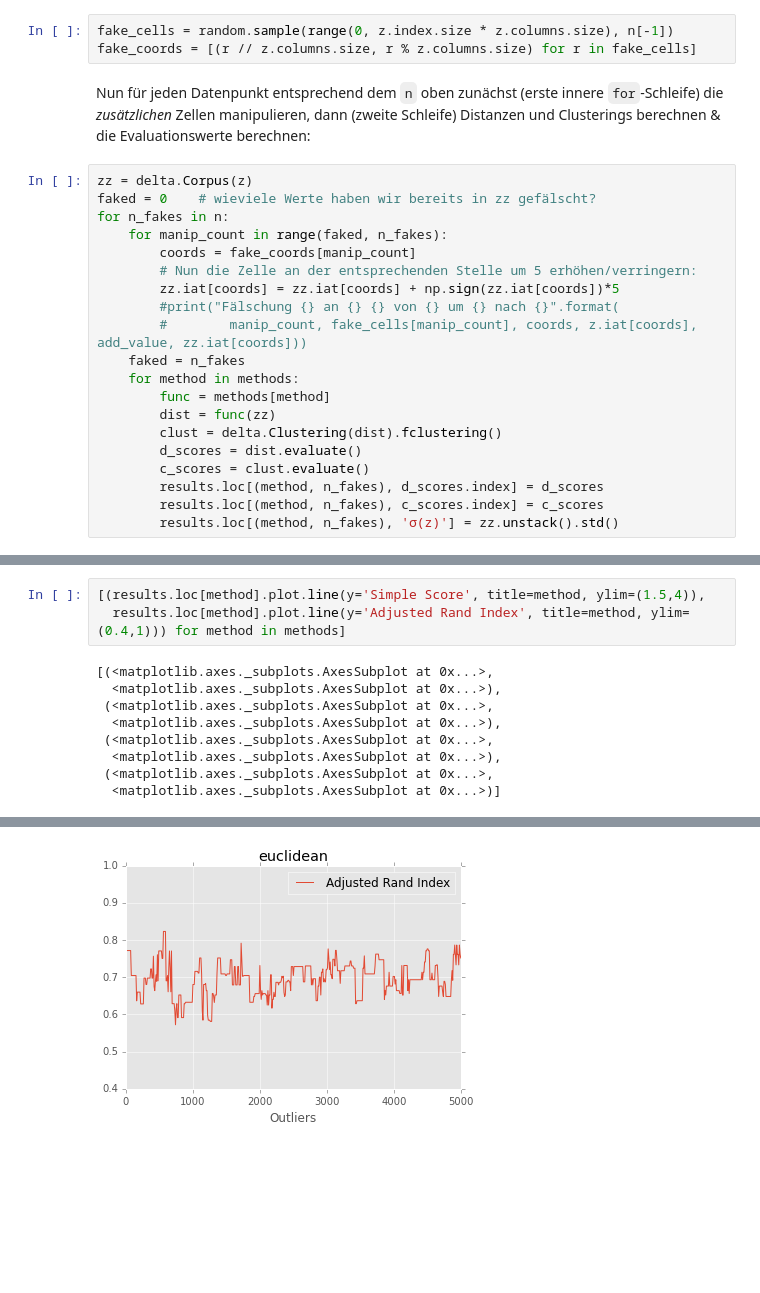
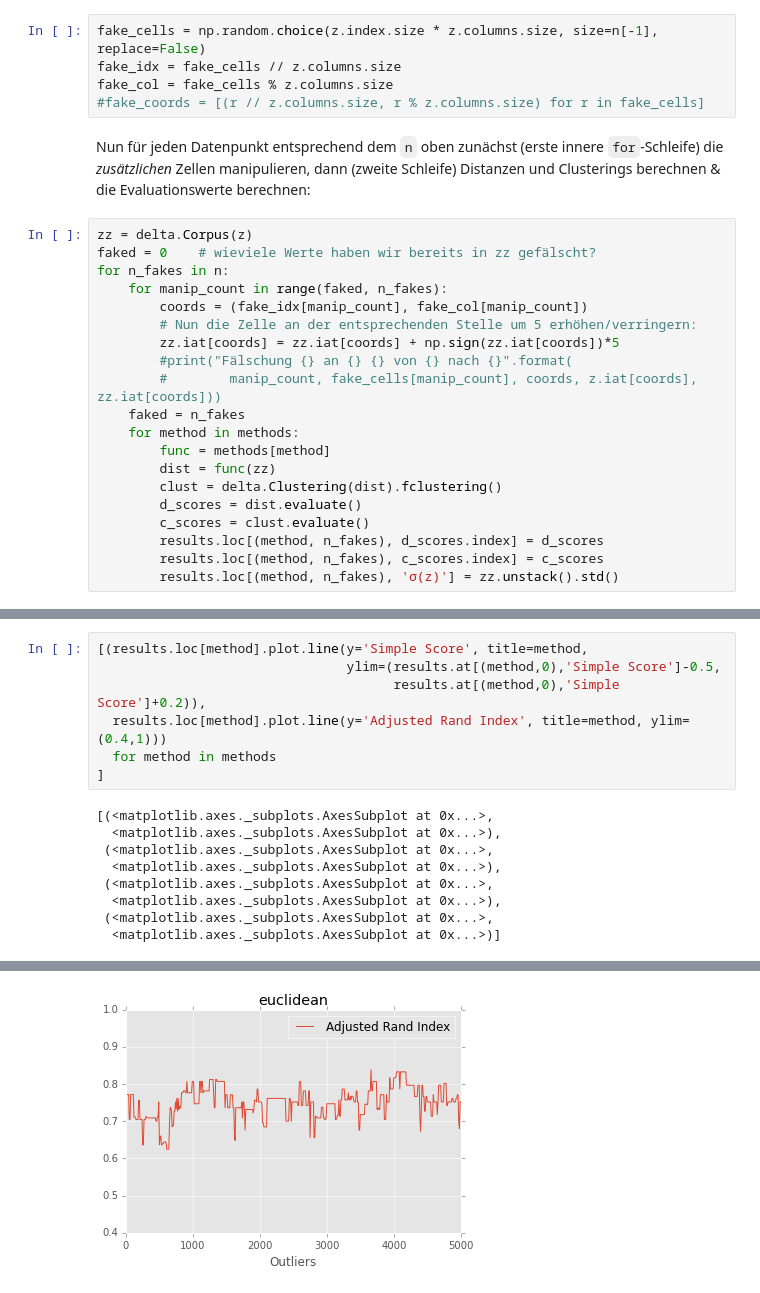
Before and after one commit to pielstroem/ExplainingDelta, a Jupyter notebook: Outliers.ipynb, the cells around one changed output, grey strips where cells are left out. Drawn from its saved outputs; the diff is of its cells as text; blank space fills up the shorter version.

Commit message:
Improved outliers graphic

```diff
--- a/Outliers.ipynb
+++ b/Outliers.ipynb
@@ -73,8 +73,10 @@ results = pd.DataFrame(index=idx, columns=pd.Index(all_eval))
 # %% [markdown]
 Für unser Experiment ändern wir im selben Corpus inkrementell die Werte zufällig gewählter Zellen. Dabei vermeiden wir, dasselbe Feature doppelt zu samplen (drum `rand.sample`). Zunächst bereiten wir die Liste der zu fälschenden Felder (als numerische Koordinaten in der Featurematrix) vor:
 # %%
-fake_cells = random.sample(range(0, z.index.size * z.columns.size), n[-1])
-fake_coords = [(r // z.columns.size, r % z.columns.size) for r in fake_cells]
+fake_cells = np.random.choice(z.index.size * z.columns.size, size=n[-1], replace=False)
+fake_idx = fake_cells // z.columns.size
+fake_col = fake_cells % z.columns.size
+#fake_coords = [(r // z.columns.size, r % z.columns.size) for r in fake_cells]
 # %% [markdown]
 Nun für jeden Datenpunkt entsprechend dem ``n`` oben zunächst (erste innere ``for``-Schleife) die _zusätzlichen_ Zellen manipulieren, dann (zweite Schleife) Distanzen und Clusterings berechnen & die Evaluationswerte berechnen:
 # %%
@@ -82,11 +84,11 @@ zz = delta.Corpus(z)
 faked = 0    # wieviele Werte haben wir bereits in zz gefälscht?
 for n_fakes in n:
     for manip_count in range(faked, n_fakes):
-        coords = fake_coords[manip_count]
+        coords = (fake_idx[manip_count], fake_col[manip_count])
         # Nun die Zelle an der entsprechenden Stelle um 5 erhöhen/verringern:
         zz.iat[coords] = zz.iat[coords] + np.sign(zz.iat[coords])*5
-        #print("Fälschung {} an {} {} von {} um {} nach {}".format(
-        #        manip_count, fake_cells[manip_count], coords, z.iat[coords], add_value, zz.iat[coords]))
+        #print("Fälschung {} an {} {} von {} nach {}".format(
+        #        manip_count, fake_cells[manip_count], coords, z.iat[coords], zz.iat[coords]))
     faked = n_fakes
     for method in methods:
         func = methods[method]
@@ -122,6 +117,10 @@ results
 # %%
-[(results.loc[method].plot.line(y='Simple Score', title=method, ylim=(1.5,4)),
-  results.loc[method].plot.line(y='Adjusted Rand Index', title=method, ylim=(0.4,1))) for method in methods]
+[(results.loc[method].plot.line(y='Simple Score', title=method,
+                                ylim=(results.at[(method,0),'Simple Score']-0.5,
+                                      results.at[(method,0),'Simple Score']+0.2)),
+  results.loc[method].plot.line(y='Adjusted Rand Index', title=method, ylim=(0.4,1)))
+  for method in methods
+]
 # %% [output]
 [(<matplotlib.axes._subplots.AxesSubplot at 0x...>,
   <matplotlib.axes._subplots.AxesSubplot at 0x...>),
@@ -137 +136 @@ results
-[figure, old version]
+[figure, new version]
```
Also changed, not shown: parts of 3 cells of this notebook.
